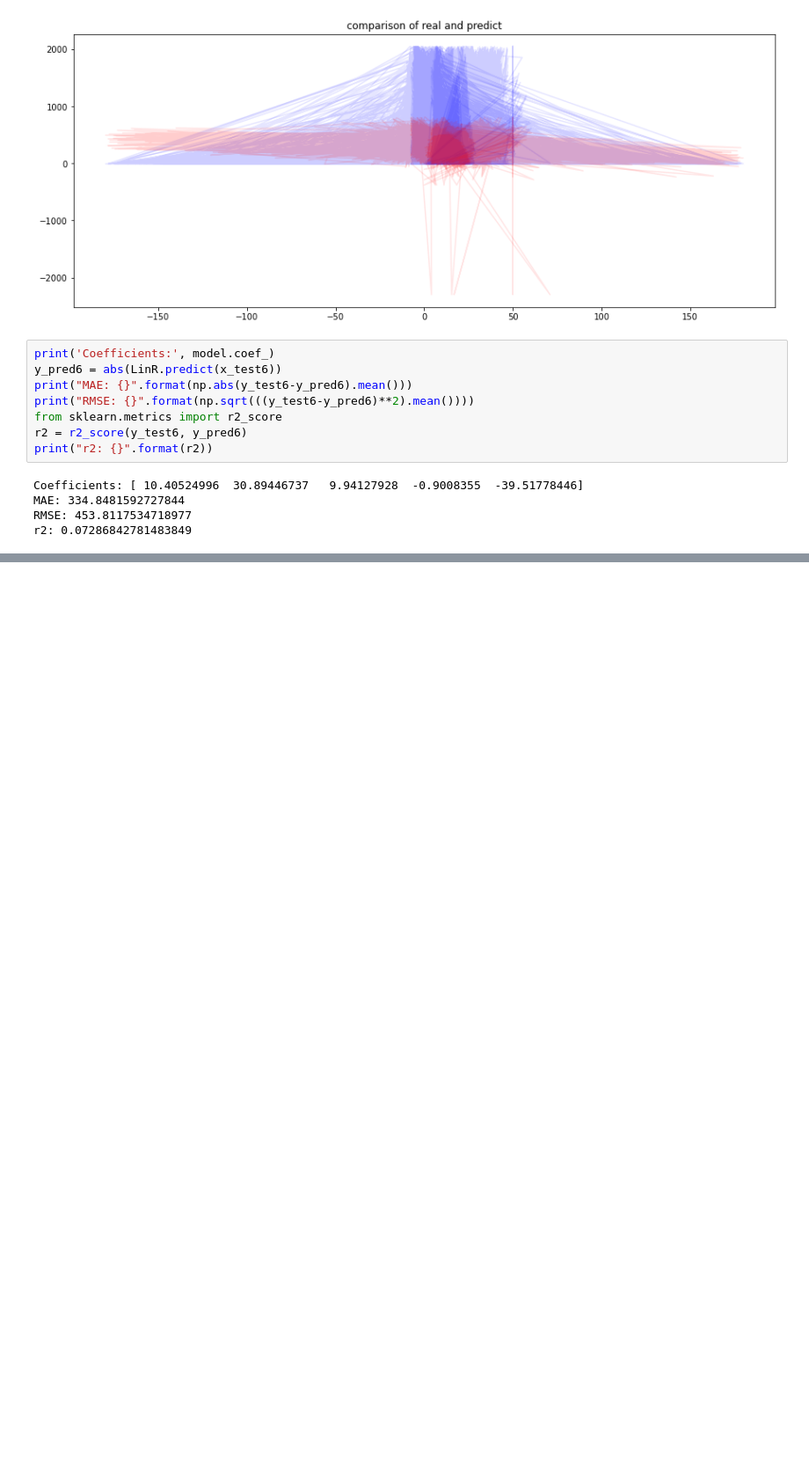
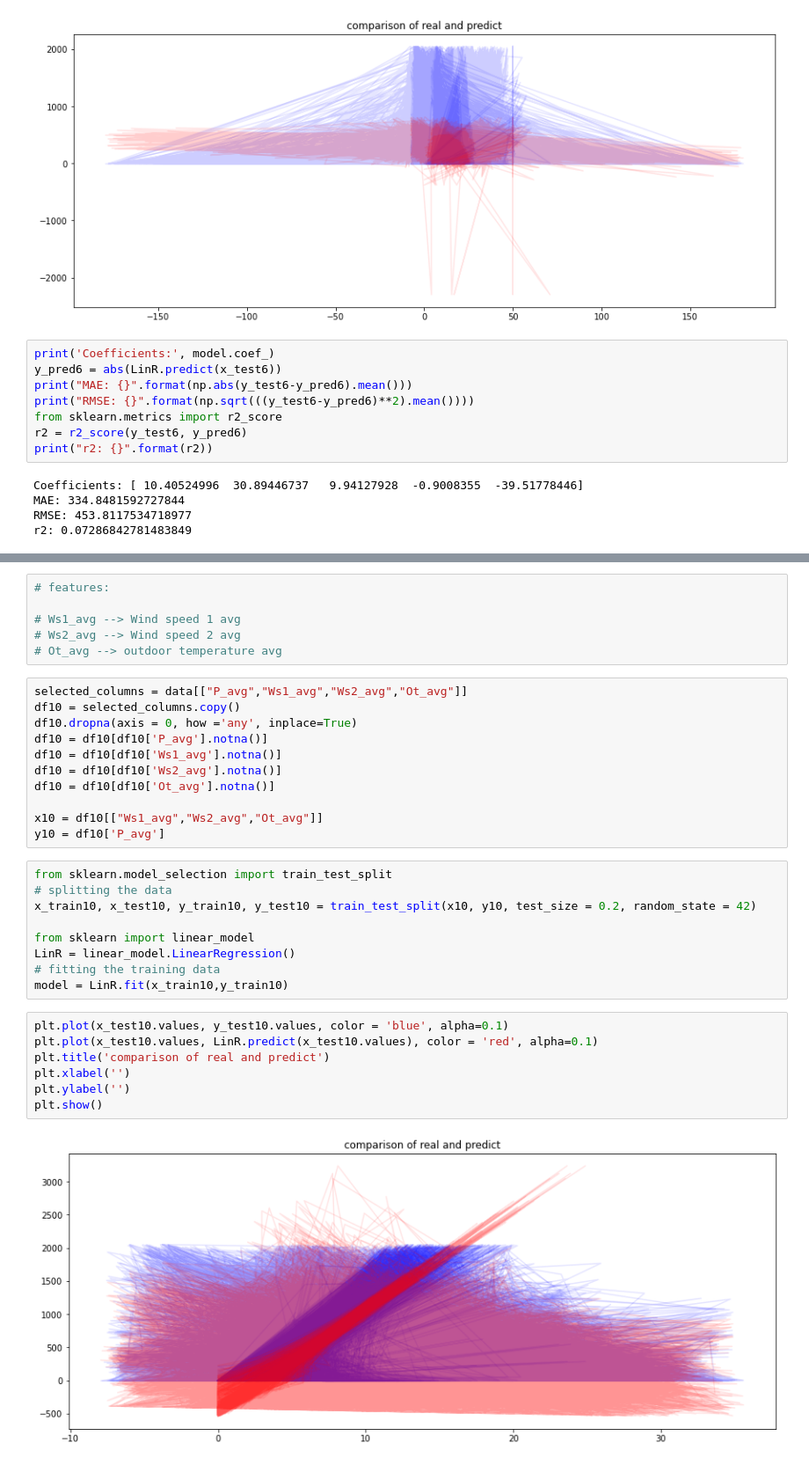
Before and after one commit to jo997/BA-WindPowerForecasting, a Jupyter notebook: JupyterNotebooks/LinearRegression.ipynb, the cells around one changed output, grey strips where cells are left out. Shown at 88% size. Drawn from its saved outputs; the diff is of its cells as text; blank space fills up the shorter version.

```diff
--- a/JupyterNotebooks/LinearRegression.ipynb
+++ b/JupyterNotebooks/LinearRegression.ipynb
@@ -342,0 +493,35 @@ r2: 0.07286842781483849
+# %%
+# features:
+
+# Ws1_avg --> Wind speed 1 avg
+# Ws2_avg --> Wind speed 2 avg
+# Ot_avg --> outdoor temperature avg
+# %%
+selected_columns = data[["P_avg","Ws1_avg","Ws2_avg","Ot_avg"]]
+df10 = selected_columns.copy()
+df10.dropna(axis = 0, how ='any', inplace=True)
+df10 = df10[df10['P_avg'].notna()]
+df10 = df10[df10['Ws1_avg'].notna()]
+df10 = df10[df10['Ws2_avg'].notna()]
+df10 = df10[df10['Ot_avg'].notna()]
+
+x10 = df10[["Ws1_avg","Ws2_avg","Ot_avg"]]
+y10 = df10['P_avg']
+# %%
+from sklearn.model_selection import train_test_split
+# splitting the data
+x_train10, x_test10, y_train10, y_test10 = train_test_split(x10, y10, test_size = 0.2, random_state = 42)
+
+from sklearn import linear_model
+LinR = linear_model.LinearRegression()
+# fitting the training data
+model = LinR.fit(x_train10,y_train10)
+# %%
+plt.plot(x_test10.values, y_test10.values, color = 'blue', alpha=0.1)
+plt.plot(x_test10.values, LinR.predict(x_test10.values), color = 'red', alpha=0.1)
+plt.title('comparison of real and predict')
+plt.xlabel('')
+plt.ylabel('')
+plt.show()
+# %% [output]
+[figure, added]
```
Also changed, not shown: parts of 16 cells of this notebook, 2 other files.
